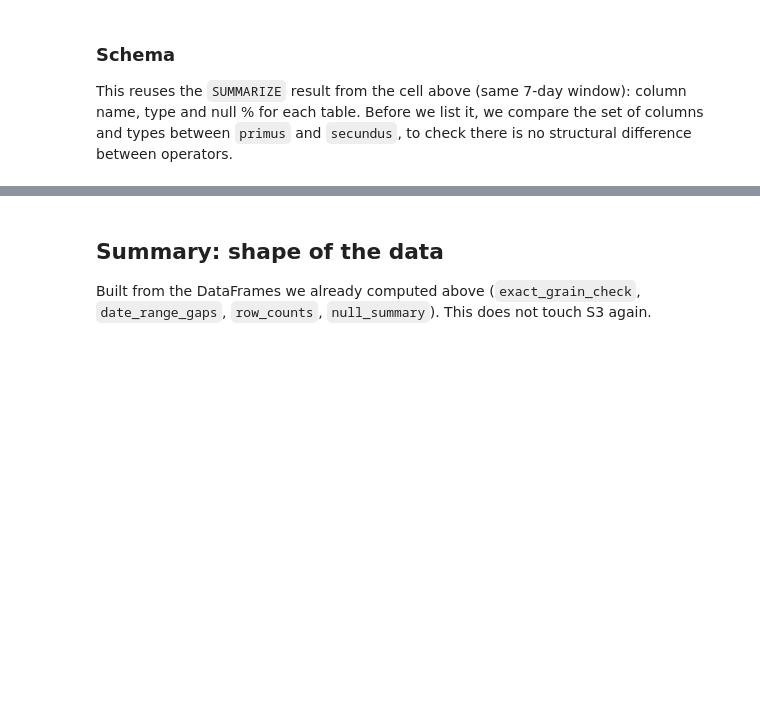
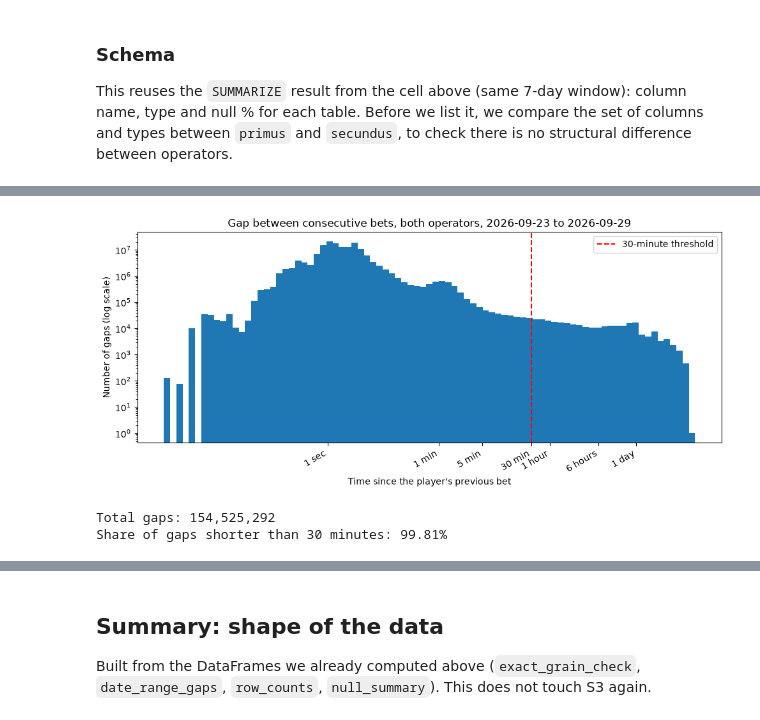
Before and after one commit to jvherrero/whizdom-churn, a Jupyter notebook: eda/01_profiling.ipynb, the cells around one changed output, grey strips where cells are left out. Drawn from its saved outputs; the diff is of its cells as text; code cells hidden in the pictures; blank space fills up the shorter version.

```diff
--- a/eda/01_profiling.ipynb
+++ b/eda/01_profiling.ipynb
@@ -412,0 +490,65 @@ for business_name in LANDING_TABLES:
+# %%
+def bet_gap_histogram(operator, days):
+    """Bin the time between consecutive bet events per player, on a log10(minutes) scale.
+
+    This runs in DuckDB as a window function (LAG) plus a GROUP BY on the
+    binned gap. Only around 80 histogram bins come back to Python -- there
+    are close to 100M raw gaps per operator in this window, and we never
+    load them one by one.
+    """
+    landing_table = LANDING_TABLES["bet"]
+    view = landing_table.replace("-", "_")
+    paths = landing_paths(operator, landing_table, days)
+    con = s3_duckdb()
+    con.sql(f"CREATE OR REPLACE VIEW {view} AS SELECT * FROM read_parquet({paths}, union_by_name=True)")
+    query = f"""
+        WITH events AS (
+            SELECT partyId, dateTime
+            FROM {view}
+            WHERE partyId IS NOT NULL AND dateTime IS NOT NULL
+        ),
+        gaps AS (
+            SELECT epoch(dateTime - LAG(dateTime) OVER (PARTITION BY partyId ORDER BY dateTime)) / 60.0 AS gap_minutes
+            FROM events
+        )
+        SELECT floor(log10(gap_minutes) * 10) / 10 AS log10_min_bucket, count(*) AS n
+        FROM gaps
+        WHERE gap_minutes > 0
+        GROUP BY 1
+        ORDER BY 1
+    """
+    hist = con.sql(query).df()
+    con.close()
+    hist.insert(0, "operator", operator)
+    return hist
+
+
+gap_hist = pd.concat([bet_gap_histogram(operator, QUALITY_DAYS) for operator in OPERATORS], ignore_index=True)
+
+gap_hist_combined = gap_hist.groupby("log10_min_bucket")["n"].sum().reset_index().sort_values("log10_min_bucket")
+gap_hist_combined["minutes"] = 10 ** gap_hist_combined["log10_min_bucket"]
+gap_hist_combined["pct"] = gap_hist_combined["n"] / gap_hist_combined["n"].sum() * 100
+
+tick_minutes = [1 / 60, 1, 5, 30, 60, 60 * 6, 60 * 24]
+tick_labels = ["1 sec", "1 min", "5 min", "30 min", "1 hour", "6 hours", "1 day"]
+
+fig, ax = plt.subplots(figsize=(10, 4.5))
+ax.bar(gap_hist_combined["log10_min_bucket"], gap_hist_combined["n"], width=0.1, align="edge")
+ax.set_yscale("log")
+ax.set_xticks([np.log10(m) for m in tick_minutes])
+ax.set_xticklabels(tick_labels, rotation=30, ha="right")
+ax.axvline(np.log10(30), color="red", linestyle="--", label="30-minute threshold")
+ax.set_xlabel("Time since the player's previous bet")
+ax.set_ylabel("Number of gaps (log scale)")
+ax.set_title(f"Gap between consecutive bets, both operators, {QUALITY_START} to {QUALITY_END}")
+ax.legend()
+plt.tight_layout()
+plt.show()
+
+pct_under_30 = gap_hist_combined.loc[gap_hist_combined["minutes"] <= 30, "pct"].sum()
+print(f"Total gaps: {int(gap_hist_combined['n'].sum()):,}")
+print(f"Share of gaps shorter than 30 minutes: {pct_under_30:.2f}%")
+# %% [output]
+[figure, added]
+Total gaps: 154,525,292
+Share of gaps shorter than 30 minutes: 99.81%
```
Also changed, not shown: parts of 9 cells of this notebook, 11 other files.
